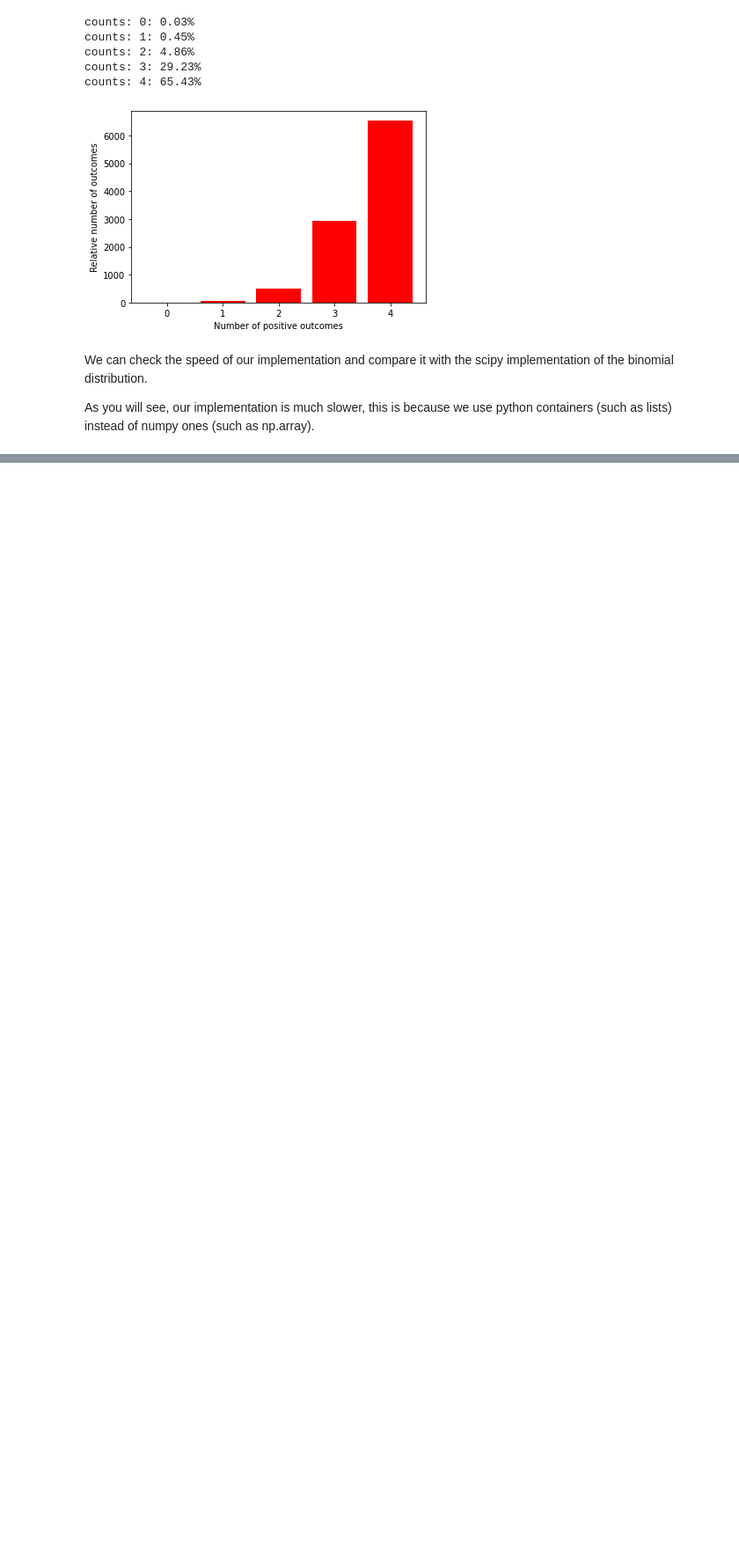
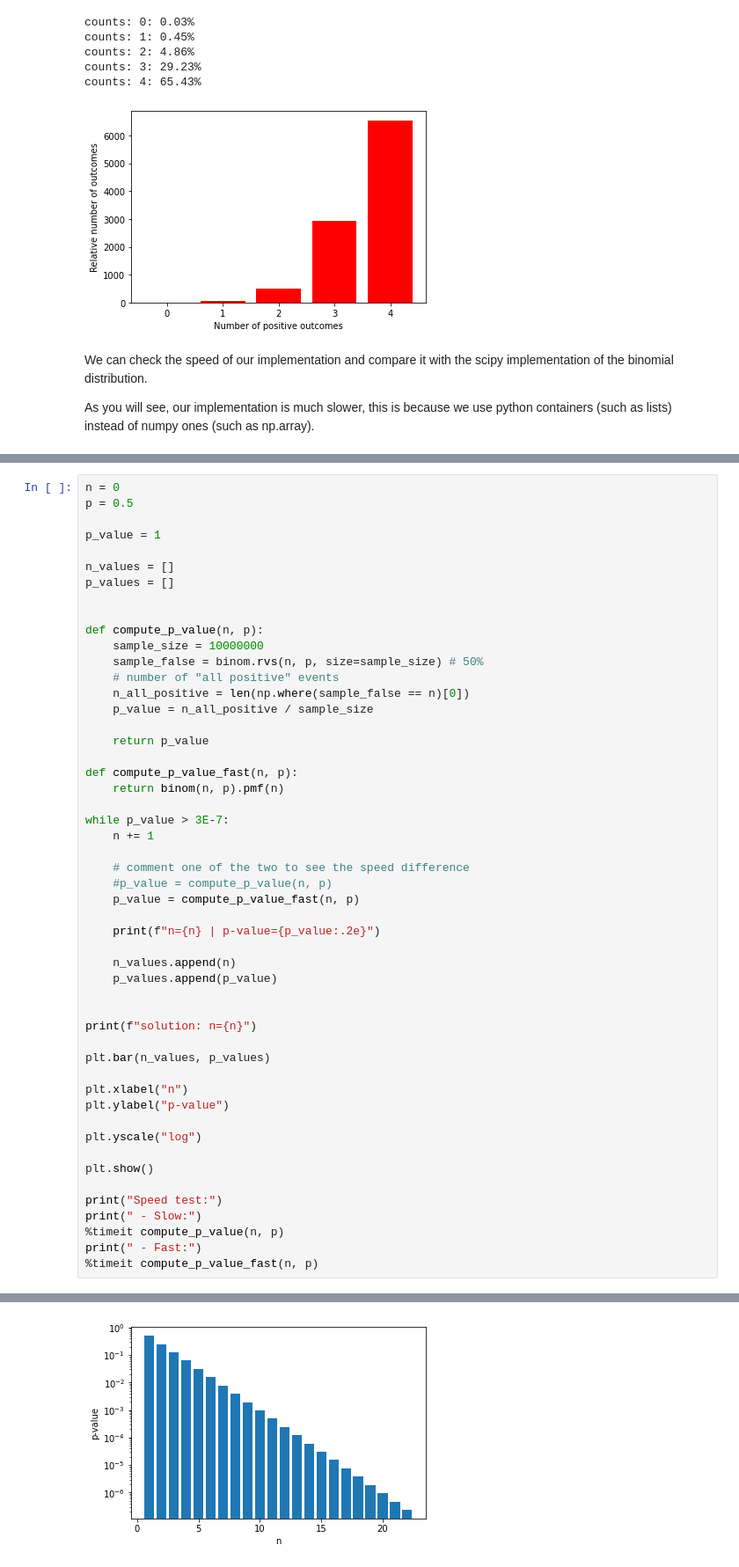
Before and after one commit to Oscar-PL/master-mcm-material, a Jupyter notebook: challenges/Challenge1.ipynb, the cells around one changed output, grey strips where cells are left out. Shown at 88% size. Saved outputs shown, nothing was run; the diff lists cells and outputs as text; blank space fills up the shorter version.

```diff
--- a/challenges/Challenge1.ipynb
+++ b/challenges/Challenge1.ipynb
@@ -189,0 +229,52 @@ scipy implementation:
+# %%
+n = 0
+p = 0.5
+
+p_value = 1
+
+n_values = []
+p_values = []
+
+
+def compute_p_value(n, p):
+    sample_size = 10000000
+    sample_false = binom.rvs(n, p, size=sample_size) # 50%
+    # number of "all positive" events
+    n_all_positive = len(np.where(sample_false == n)[0])
+    p_value = n_all_positive / sample_size
+
+    return p_value
+
+def compute_p_value_fast(n, p):
+    return binom(n, p).pmf(n)
+
+while p_value > 3E-7:
+    n += 1
+
+    # comment one of the two to see the speed difference
+    #p_value = compute_p_value(n, p)
+    p_value = compute_p_value_fast(n, p)
+
+    print(f"n={n} | p-value={p_value:.2e}")
+
+    n_values.append(n)
+    p_values.append(p_value)
+
+
+print(f"solution: n={n}")
+
+plt.bar(n_values, p_values)
+
+plt.xlabel("n")
+plt.ylabel("p-value")
+
+plt.yscale("log")
+
+plt.show()
+
+print("Speed test:")
+print(" - Slow:")
+%timeit compute_p_value(n, p)
+print(" - Fast:")
+%timeit compute_p_value_fast(n, p)
+# %% [output]
@@ -189,0 +298 @@ scipy implementation:
+[figure, added]
```
Also changed, not shown: parts of 7 cells of this notebook.
